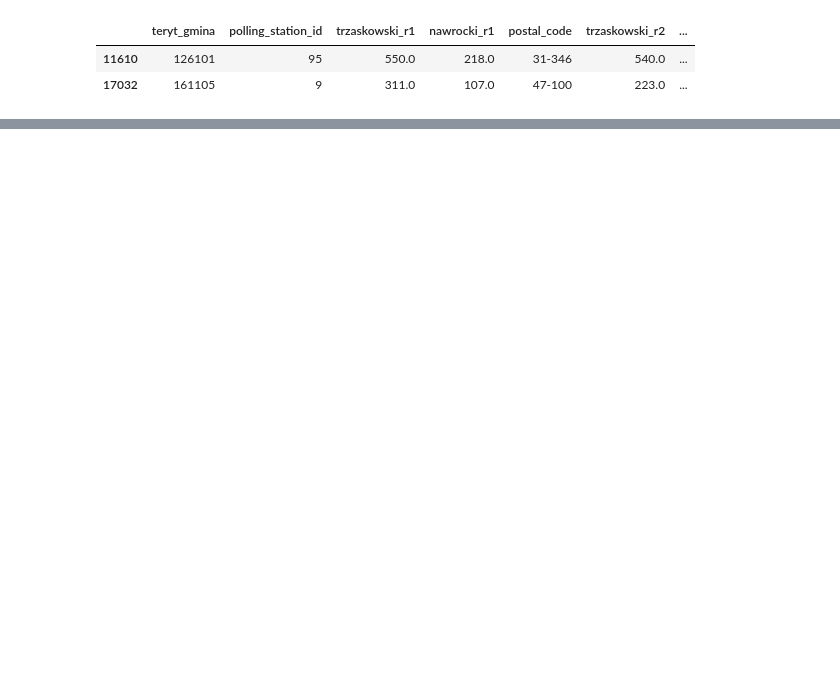
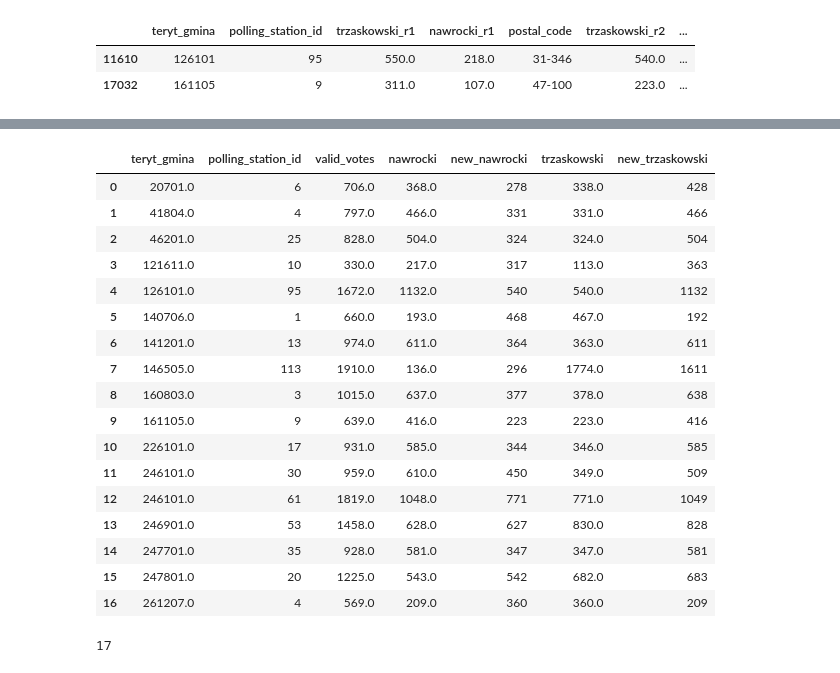
Before and after one commit to ijaniszewski/electoral-anomalies, a Jupyter notebook: kontek.ipynb, the cells around one changed output, grey strips where cells are left out. Saved outputs shown, nothing was run; the diff lists cells and outputs as text; code cells hidden in the pictures; blank space fills up the shorter version.

Commit message:
df_affected_polling_stations

```diff
--- a/kontek.ipynb
+++ b/kontek.ipynb
@@ -841,0 +847,3 @@ df[df[cand_B + '_sum_anomalies']>=4]
+# %%
+df_vote_recount = load_presidential_data("2025", "2")
+df_vote_recount = process_presidential_df(df_vote_recount, "2025", final_cols=["Gmina", "Województwo", "Siedziba"])
@@ -841,0 +877,61 @@ df[df[cand_B + '_sum_anomalies']>=4]
+# %%
+# --- Step 1: Create the recount dataset with both old and new values ---
+recounts = [
+    {"polling_station_id": 95,  "valid_votes": 1672, "old_nawrocki": 1132, "old_trzaskowski": 540,  "new_nawrocki": 540,  "new_trzaskowski": 1132},
+    {"polling_station_id": 3,   "valid_votes": 1015, "old_nawrocki": 637,  "old_trzaskowski": 378,  "new_nawrocki": 377,  "new_trzaskowski": 638},
+    {"polling_station_id": 13,  "valid_votes": 974,  "old_nawrocki": 611,  "old_trzaskowski": 363,  "new_nawrocki": 364,  "new_trzaskowski": 611},
+    {"polling_station_id": 9,   "valid_votes": 639,  "old_nawrocki": 416,  "old_trzaskowski": 223,  "new_nawrocki": 223,  "new_trzaskowski": 416},
+    {"polling_station_id": 25,  "valid_votes": 828,  "old_nawrocki": 504,  "old_trzaskowski": 324,  "new_nawrocki": 324,  "new_trzaskowski": 504},
+    {"polling_station_id": 17,  "valid_votes": 931,  "old_nawrocki": 585,  "old_trzaskowski": 346,  "new_nawrocki": 344,  "new_trzaskowski": 585},
+    {"polling_station_id": 30,  "valid_votes": 959,  "old_nawrocki": 610,  "old_trzaskowski": 349,  "new_nawrocki": 450,  "new_trzaskowski": 509},
+    {"polling_station_id": 61,  "valid_votes": 1819, "old_nawrocki": 1048, "old_trzaskowski": 771,  "new_nawrocki": 771,  "new_trzaskowski": 1049},
+    {"polling_station_id": 10,  "valid_votes": 330,  "old_nawrocki": 217,  "old_trzaskowski": 113,  "new_nawrocki": 317,  "new_trzaskowski": 363},
+    {"polling_station_id": 53,  "valid_votes": 1458, "old_nawrocki": 628,  "old_trzaskowski": 830,  "new_nawrocki": 627,  "new_trzaskowski": 828},
+    {"polling_station_id": 35,  "valid_votes": 928,  "old_nawrocki": 581,  "old_trzaskowski": 347,  "new_nawrocki": 347,  "new_trzaskowski": 581},
+    {"polling_station_id": 6,   "valid_votes": 706,  "old_nawrocki": 368,  "old_trzaskowski": 338,  "new_nawrocki": 278,  "new_trzaskowski": 428},
+    {"polling_station_id": 4,   "valid_votes": 797,  "old_nawrocki": 466,  "old_trzaskowski": 331,  "new_nawrocki": 331,  "new_trzaskowski": 466},
+    {"polling_station_id": 4,   "valid_votes": 569,  "old_nawrocki": 209,  "old_trzaskowski": 360,  "new_nawrocki": 360,  "new_trzaskowski": 209},  # Staszów
+    {"polling_station_id": 1,   "valid_votes": 660,  "old_nawrocki": 193,  "old_trzaskowski": 467,  "new_nawrocki": 468,  "new_trzaskowski": 192},  # Magnuszew
+    {"polling_station_id": 113, "valid_votes": 1910, "old_nawrocki": 136,  "old_trzaskowski": 1774, "new_nawrocki": 296,  "new_trzaskowski": 1611},
+    {"polling_station_id": 20,  "valid_votes": 1225, "old_nawrocki": 543,  "old_trzaskowski": 682,  "new_nawrocki": 542,  "new_trzaskowski": 683},
+]
+
+recount_df = pd.DataFrame(recounts)
+
+# --- Step 2: Merge on 4 fields for exact match ---
+df_affected_polling_stations = df_vote_recount.merge(
+    recount_df,
+    how="inner",
+    left_on=["polling_station_id", "valid_votes", "nawrocki", "trzaskowski"],
+    right_on=["polling_station_id", "valid_votes", "old_nawrocki", "old_trzaskowski"]
+)
+
+# --- Step 3: Output ---
+# print("✅ Matches with recount corrections:")
+df_affected_polling_stations[["teryt_gmina", "polling_station_id", "valid_votes", "nawrocki", "new_nawrocki",
+               "trzaskowski", "new_trzaskowski"]].head(17)
+# %% [output]
+|  | teryt_gmina | polling_station_id | valid_votes | nawrocki | new_nawrocki | trzaskowski | new_trzaskowski |
+| 0 | 20701.0 | 6 | 706.0 | 368.0 | 278 | 338.0 | 428 |
+| 1 | 41804.0 | 4 | 797.0 | 466.0 | 331 | 331.0 | 466 |
+| 2 | 46201.0 | 25 | 828.0 | 504.0 | 324 | 324.0 | 504 |
+| 3 | 121611.0 | 10 | 330.0 | 217.0 | 317 | 113.0 | 363 |
+| 4 | 126101.0 | 95 | 1672.0 | 1132.0 | 540 | 540.0 | 1132 |
+| 5 | 140706.0 | 1 | 660.0 | 193.0 | 468 | 467.0 | 192 |
+| 6 | 141201.0 | 13 | 974.0 | 611.0 | 364 | 363.0 | 611 |
+| 7 | 146505.0 | 113 | 1910.0 | 136.0 | 296 | 1774.0 | 1611 |
+| 8 | 160803.0 | 3 | 1015.0 | 637.0 | 377 | 378.0 | 638 |
+| 9 | 161105.0 | 9 | 639.0 | 416.0 | 223 | 223.0 | 416 |
+| 10 | 226101.0 | 17 | 931.0 | 585.0 | 344 | 346.0 | 585 |
+| 11 | 246101.0 | 30 | 959.0 | 610.0 | 450 | 349.0 | 509 |
+| 12 | 246101.0 | 61 | 1819.0 | 1048.0 | 771 | 771.0 | 1049 |
+| 13 | 246901.0 | 53 | 1458.0 | 628.0 | 627 | 830.0 | 828 |
+| 14 | 247701.0 | 35 | 928.0 | 581.0 | 347 | 347.0 | 581 |
+| 15 | 247801.0 | 20 | 1225.0 | 543.0 | 542 | 682.0 | 683 |
+| 16 | 261207.0 | 4 | 569.0 | 209.0 | 360 | 360.0 | 209 |
+# %%
+# Podsumowanie weryfikacji wyników wyborów 17 komisji
+
+len(df_affected_polling_stations)
+# %% [output]
+17
```
Also changed, not shown: parts of 7 cells of this notebook.
